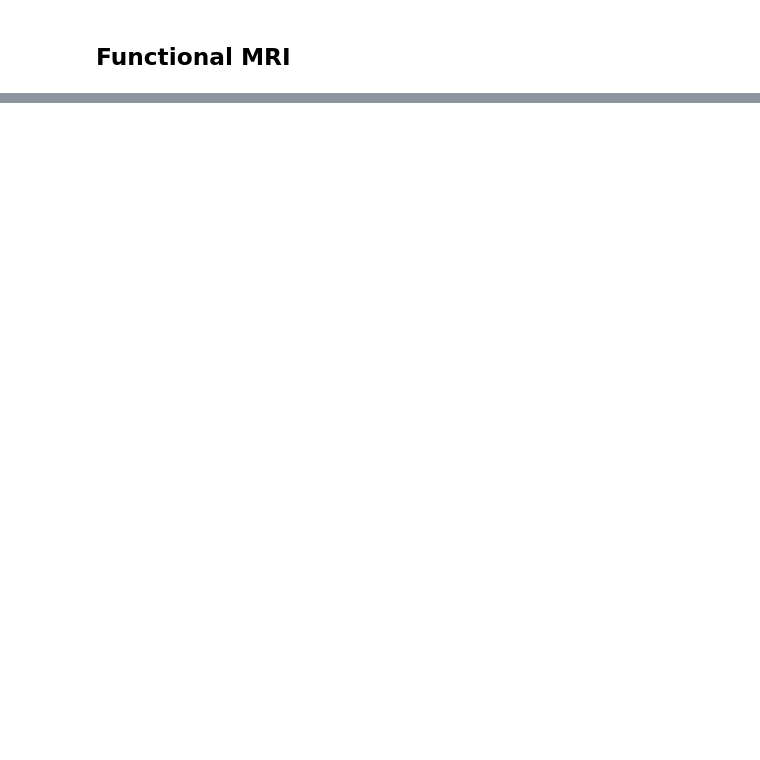
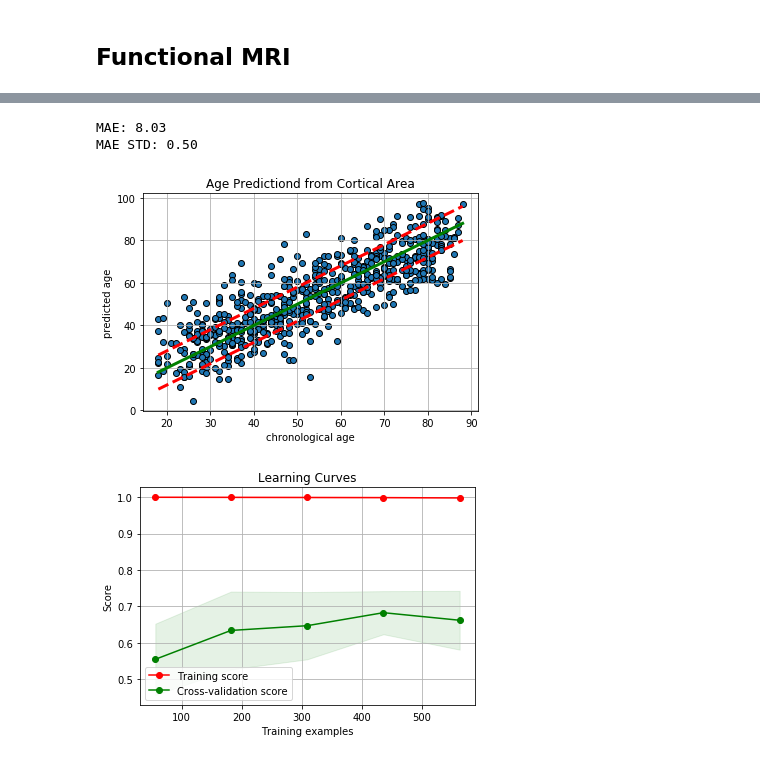
Before and after one commit to OlehKSS/camcan_analysis, a Jupyter notebook: notebook/mri/age_prediction.ipynb, the cells around one changed output, grey strips where cells are left out. Cells and saved outputs as stored; diff of their text form; code cells hidden in the pictures; blank space fills up the shorter version.

```diff
--- a/notebook/mri/age_prediction.ipynb
+++ b/notebook/mri/age_prediction.ipynb
@@ -134,2 +253,7 @@ MSE:  92.32038053994306
 # %% [markdown]
 ## Functional MRI
+# %%
+# read connectivity data
+connect_data = pd.read_pickle('../../data/connectivity/connect_data_basc064_correlation.gzip',
+                              compression='gzip')
+connect_data.head()
@@ -135,0 +268,17 @@ MSE:  92.32038053994306
+# %%
+y, y_pred, arr_mae, arr_r2, train_sizes, train_scores, test_scores = run_ridge(connect_data, subjects_data)
+
+arr_mae = -arr_mae
+mae = arr_mae.mean()
+std = arr_mae.std()
+
+print('MAE: %.2f' % mae)
+print('MAE STD: %.2f' % std)
+
+plot_pred(y, y_pred, mae, title='Age Predictiond from Cortical Area')
+plot_learning_curve(train_sizes, train_scores, test_scores)
+# %% [output]
+MAE: 8.03
+MAE STD: 0.50
+[figure, added]
+[figure, added]
```
Also changed, not shown: parts of 13 cells of this notebook.
